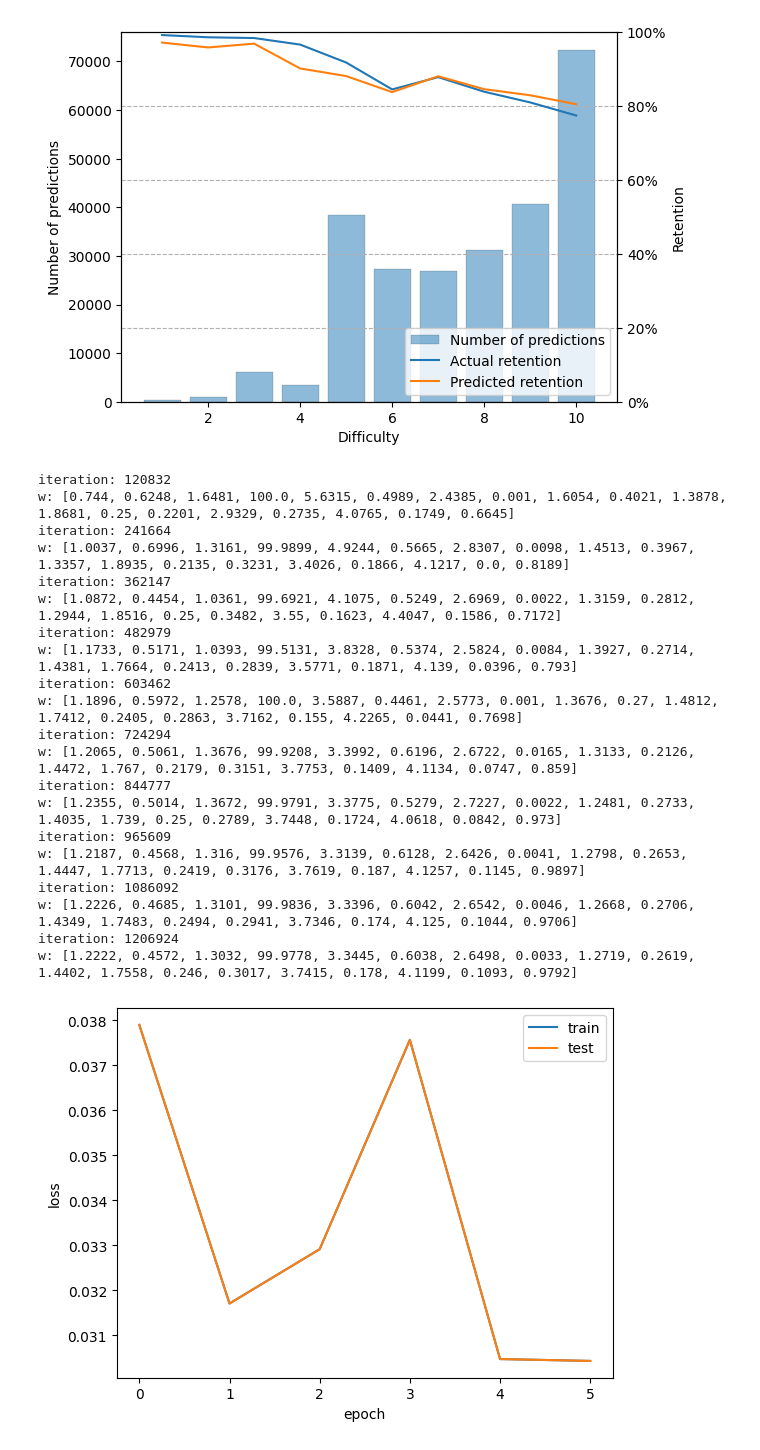
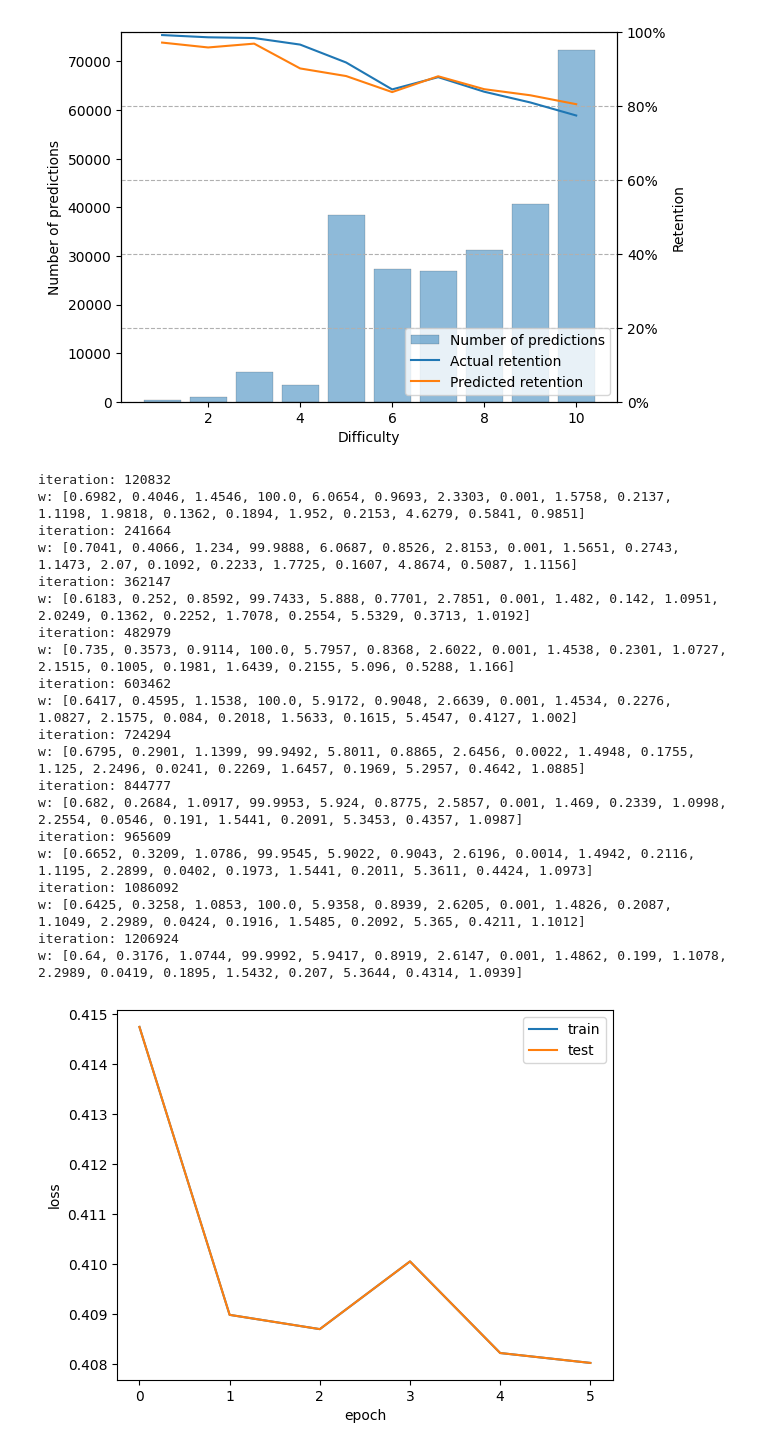
Before and after one commit to open-spaced-repetition/spaced-repetition-algorithm-metric, a Jupyter notebook: ICILoss.ipynb, the cells around one changed output. Saved outputs shown, nothing was run; the diff lists cells and outputs as text; code cells hidden in the pictures.

```diff
--- a/ICILoss.ipynb
+++ b/ICILoss.ipynb
@@ -143,40 +142,41 @@ RMSE(bins): 0.0512
 # %%
 lr: float = 4e-2
 n_epoch: int = 5
 n_splits: int = 5
 batch_size: int = 512
 verbose: bool = True
 
+optimizer.define_model()
+optimizer.pretrain(verbose=False)
 trainer = Trainer(
     dataset,
     dataset,
     optimizer.init_w,
     n_epoch=n_epoch,
     lr=lr,
     batch_size=batch_size,
 )
-trainer.loss_fn = ICILoss()
 optimizer.w = trainer.train(verbose=verbose)
 trainer.plot()
 # %% [output]
 iteration: 120832
-w: [0.744, 0.6248, 1.6481, 100.0, 5.6315, 0.4989, 2.4385, 0.001, 1.6054, 0.4021, 1.3878, 1.8681, 0.25, 0.2201, 2.9329, 0.2735, 4.0765, 0.1749, 0.6645]
+w: [0.6982, 0.4046, 1.4546, 100.0, 6.0654, 0.9693, 2.3303, 0.001, 1.5758, 0.2137, 1.1198, 1.9818, 0.1362, 0.1894, 1.952, 0.2153, 4.6279, 0.5841, 0.9851]
 iteration: 241664
-w: [1.0037, 0.6996, 1.3161, 99.9899, 4.9244, 0.5665, 2.8307, 0.0098, 1.4513, 0.3967, 1.3357, 1.8935, 0.2135, 0.3231, 3.4026, 0.1866, 4.1217, 0.0, 0.8189]
+w: [0.7041, 0.4066, 1.234, 99.9888, 6.0687, 0.8526, 2.8153, 0.001, 1.5651, 0.2743, 1.1473, 2.07, 0.1092, 0.2233, 1.7725, 0.1607, 4.8674, 0.5087, 1.1156]
 iteration: 362147
-w: [1.0872, 0.4454, 1.0361, 99.6921, 4.1075, 0.5249, 2.6969, 0.0022, 1.3159, 0.2812, 1.2944, 1.8516, 0.25, 0.3482, 3.55, 0.1623, 4.4047, 0.1586, 0.7172]
+w: [0.6183, 0.252, 0.8592, 99.7433, 5.888, 0.7701, 2.7851, 0.001, 1.482, 0.142, 1.0951, 2.0249, 0.1362, 0.2252, 1.7078, 0.2554, 5.5329, 0.3713, 1.0192]
 iteration: 482979
-w: [1.1733, 0.5171, 1.0393, 99.5131, 3.8328, 0.5374, 2.5824, 0.0084, 1.3927, 0.2714, 1.4381, 1.7664, 0.2413, 0.2839, 3.5771, 0.1871, 4.139, 0.0396, 0.793]
+w: [0.735, 0.3573, 0.9114, 100.0, 5.7957, 0.8368, 2.6022, 0.001, 1.4538, 0.2301, 1.0727, 2.1515, 0.1005, 0.1981, 1.6439, 0.2155, 5.096, 0.5288, 1.166]
 iteration: 603462
-w: [1.1896, 0.5972, 1.2578, 100.0, 3.5887, 0.4461, 2.5773, 0.001, 1.3676, 0.27, 1.4812, 1.7412, 0.2405, 0.2863, 3.7162, 0.155, 4.2265, 0.0441, 0.7698]
+w: [0.6417, 0.4595, 1.1538, 100.0, 5.9172, 0.9048, 2.6639, 0.001, 1.4534, 0.2276, 1.0827, 2.1575, 0.084, 0.2018, 1.5633, 0.1615, 5.4547, 0.4127, 1.002]
 iteration: 724294
-w: [1.2065, 0.5061, 1.3676, 99.9208, 3.3992, 0.6196, 2.6722, 0.0165, 1.3133, 0.2126, 1.4472, 1.767, 0.2179, 0.3151, 3.7753, 0.1409, 4.1134, 0.0747, 0.859]
+w: [0.6795, 0.2901, 1.1399, 99.9492, 5.8011, 0.8865, 2.6456, 0.0022, 1.4948, 0.1755, 1.125, 2.2496, 0.0241, 0.2269, 1.6457, 0.1969, 5.2957, 0.4642, 1.0885]
 iteration: 844777
-w: [1.2355, 0.5014, 1.3672, 99.9791, 3.3775, 0.5279, 2.7227, 0.0022, 1.2481, 0.2733, 1.4035, 1.739, 0.25, 0.2789, 3.7448, 0.1724, 4.0618, 0.0842, 0.973]
+w: [0.682, 0.2684, 1.0917, 99.9953, 5.924, 0.8775, 2.5857, 0.001, 1.469, 0.2339, 1.0998, 2.2554, 0.0546, 0.191, 1.5441, 0.2091, 5.3453, 0.4357, 1.0987]
 iteration: 965609
-w: [1.2187, 0.4568, 1.316, 99.9576, 3.3139, 0.6128, 2.6426, 0.0041, 1.2798, 0.2653, 1.4447, 1.7713, 0.2419, 0.3176, 3.7619, 0.187, 4.1257, 0.1145, 0.9897]
+w: [0.6652, 0.3209, 1.0786, 99.9545, 5.9022, 0.9043, 2.6196, 0.0014, 1.4942, 0.2116, 1.1195, 2.2899, 0.0402, 0.1973, 1.5441, 0.2011, 5.3611, 0.4424, 1.0973]
 iteration: 1086092
-w: [1.2226, 0.4685, 1.3101, 99.9836, 3.3396, 0.6042, 2.6542, 0.0046, 1.2668, 0.2706, 1.4349, 1.7483, 0.2494, 0.2941, 3.7346, 0.174, 4.125, 0.1044, 0.9706]
+w: [0.6425, 0.3258, 1.0853, 100.0, 5.9358, 0.8939, 2.6205, 0.001, 1.4826, 0.2087, 1.1049, 2.2989, 0.0424, 0.1916, 1.5485, 0.2092, 5.365, 0.4211, 1.1012]
 iteration: 1206924
-w: [1.2222, 0.4572, 1.3032, 99.9778, 3.3445, 0.6038, 2.6498, 0.0033, 1.2719, 0.2619, 1.4402, 1.7558, 0.246, 0.3017, 3.7415, 0.178, 4.1199, 0.1093, 0.9792]
+w: [0.64, 0.3176, 1.0744, 99.9992, 5.9417, 0.8919, 2.6147, 0.001, 1.4862, 0.199, 1.1078, 2.2989, 0.0419, 0.1895, 1.5432, 0.207, 5.3644, 0.4314, 1.0939]
-[figure, old version]
+[figure, new version]
```
Also changed, not shown: parts of 3 cells of this notebook.
